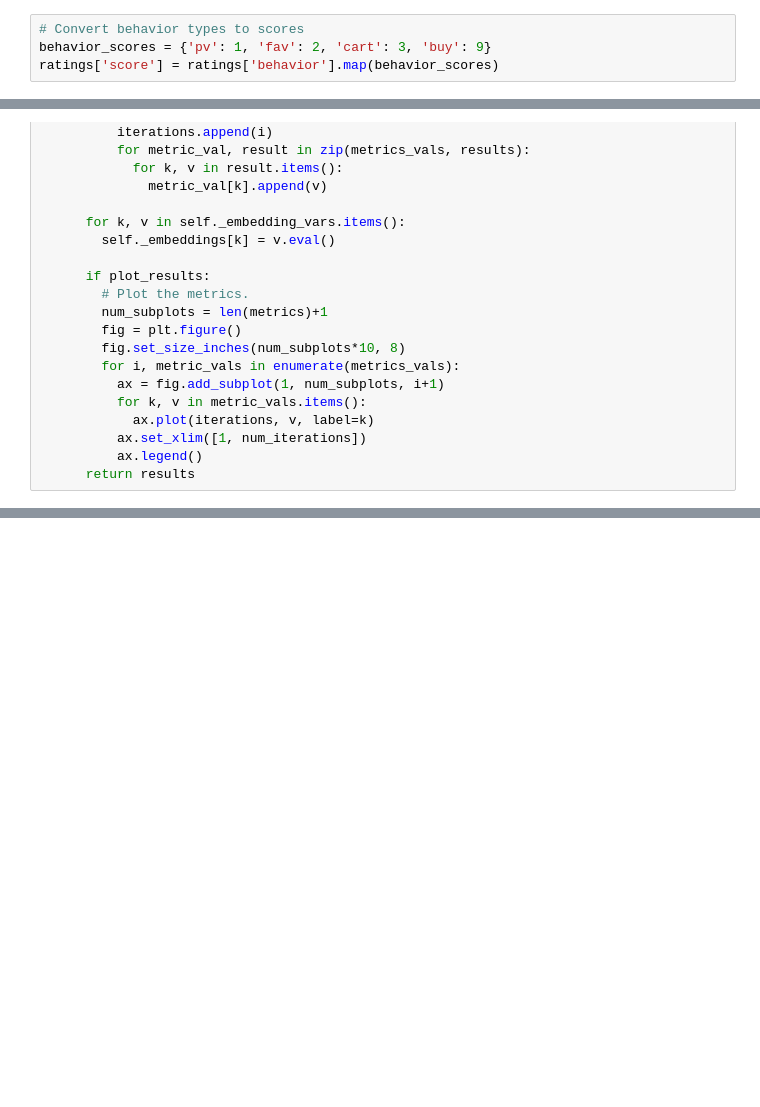
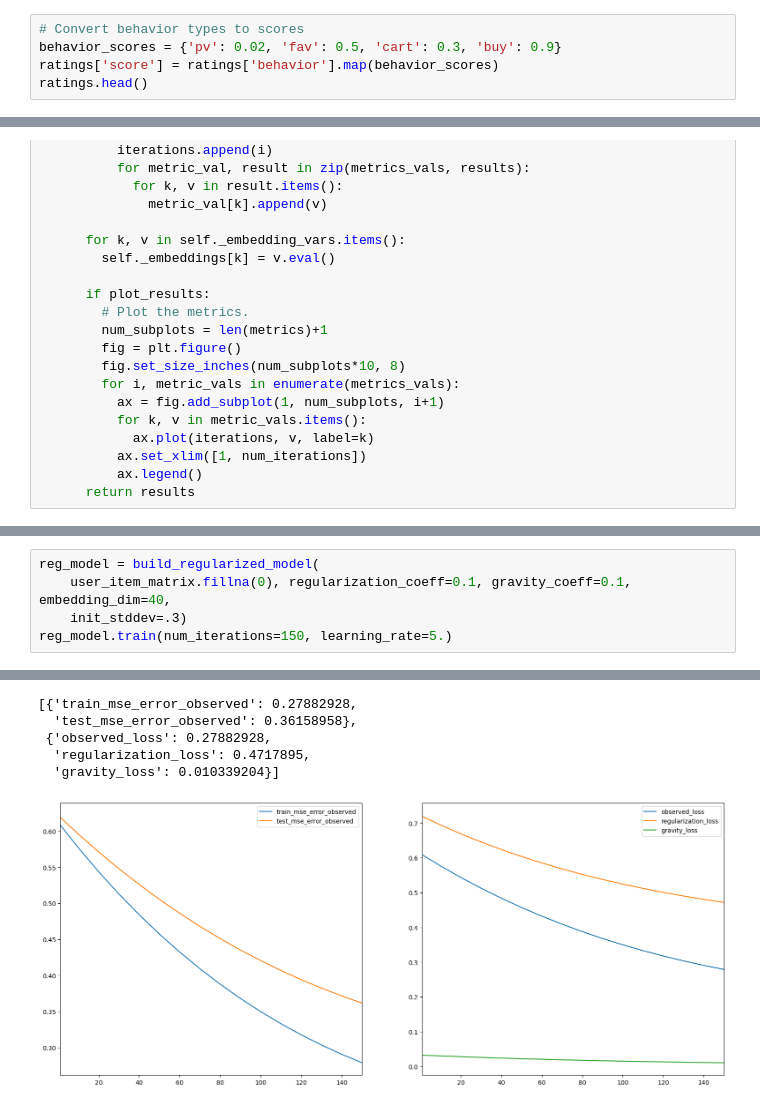
Before and after one commit to anhnh2003/MLProductRecommendation, a Jupyter notebook: src/tensorflow.ipynb, the cells around one changed output, grey strips where cells are left out. Saved outputs shown, nothing was run; the diff lists cells and outputs as text; blank space fills up the shorter version.

```diff
--- a/src/tensorflow.ipynb
+++ b/src/tensorflow.ipynb
@@ -19,4 +46,5 @@ ratings = pd.read_csv("UserBehavior.csv",dtype={'user_id':int, 'item_id':int, 'c
 # %%
 # Convert behavior types to scores
-behavior_scores = {'pv': 1, 'fav': 2, 'cart': 3, 'buy': 9}
+behavior_scores = {'pv': 0.02, 'fav': 0.5, 'cart': 0.3, 'buy': 0.9}
 ratings['score'] = ratings['behavior'].map(behavior_scores)
+ratings.head()
@@ -253,0 +385,6 @@ WARNING:tensorflow:`tf.train.start_queue_runners()` was called when no queue run
+# %%
+reg_model = build_regularized_model(
+    user_item_matrix.fillna(0), regularization_coeff=0.1, gravity_coeff=0.1, embedding_dim=40,
+    init_stddev=.3)
+reg_model.train(num_iterations=150, learning_rate=5.)
+# %% [output]
@@ -253,0 +393,6 @@ WARNING:tensorflow:`tf.train.start_queue_runners()` was called when no queue run
+[{'train_mse_error_observed': 0.27882928,
+  'test_mse_error_observed': 0.36158958},
+ {'observed_loss': 0.27882928,
+  'regularization_loss': 0.4717895,
+  'gravity_loss': 0.010339204}]
+[figure, added]
```
Also changed, not shown: parts of 25 cells of this notebook.
